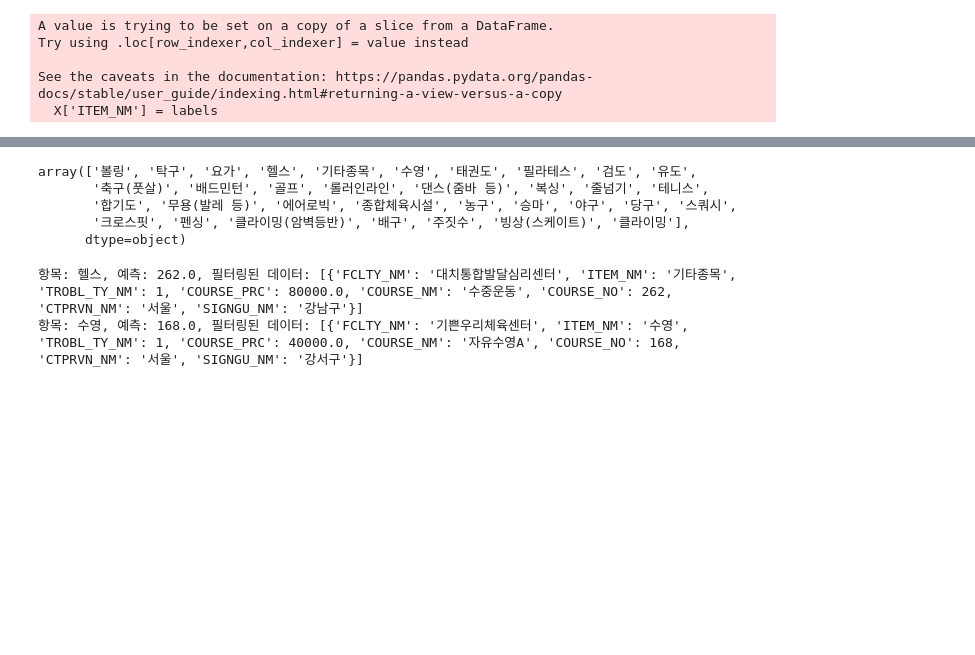
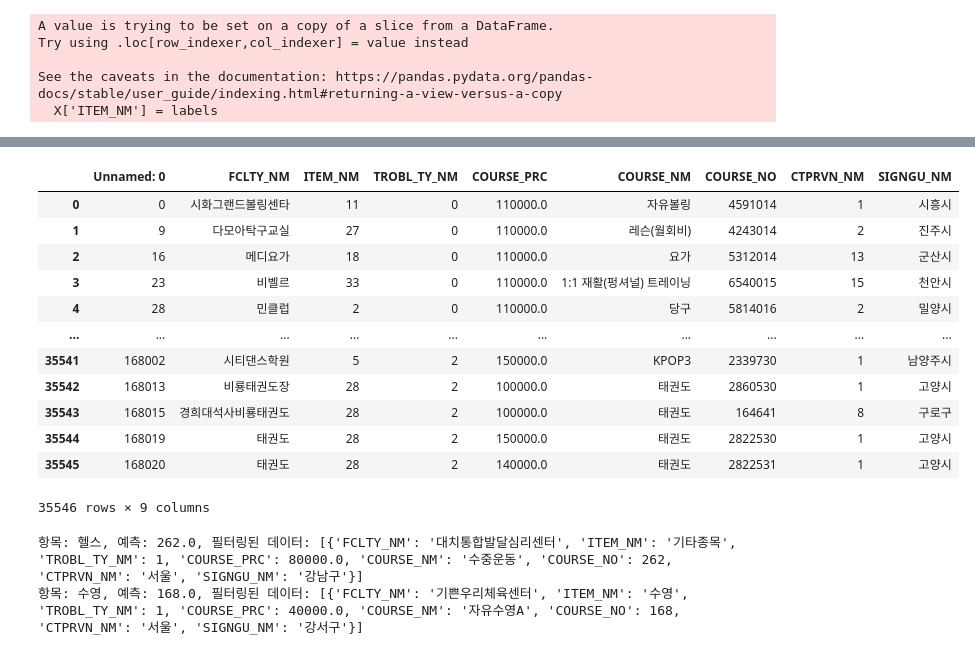
Before and after one commit to hyunwoo612/spotlight, a Jupyter notebook: backend/s.ipynb, the cells around one changed output, grey strips where cells are left out. Drawn from its saved outputs; the diff is of its cells as text; code cells hidden in the pictures; blank space fills up the shorter version.

```diff
--- a/backend/s.ipynb
+++ b/backend/s.ipynb
@@ -251,11 +258,19 @@ DecisionTreeRegressor(random_state=42)
 # %%
-KS_sum['ITEM_NM'].unique()
+KS_sum
 # %% [output]
+|  | Unnamed: 0 | FCLTY_NM | ITEM_NM | TROBL_TY_NM | COURSE_PRC | COURSE_NM | COURSE_NO | CTPRVN_NM | SIGNGU_NM |
+| 0 | 0 | 시화그랜드볼링센타 | 11 | 0 | 110000.0 | 자유볼링 | 4591014 | 1 | 시흥시 |
+| 1 | 9 | 다모아탁구교실 | 27 | 0 | 110000.0 | 레슨(월회비) | 4243014 | 2 | 진주시 |
+| 2 | 16 | 메디요가 | 18 | 0 | 110000.0 | 요가 | 5312014 | 13 | 군산시 |
+| 3 | 23 | 비벨르 | 33 | 0 | 110000.0 | 1:1 재활(펑셔널) 트레이닝 | 6540015 | 15 | 천안시 |
+| 4 | 28 | 민클럽 | 2 | 0 | 110000.0 | 당구 | 5814016 | 2 | 밀양시 |
+| ... | ... | ... | ... | ... | ... | ... | ... | ... | ... |
+| 35541 | 168002 | 시티댄스학원 | 5 | 2 | 150000.0 | KPOP3 | 2339730 | 1 | 남양주시 |
+| 35542 | 168013 | 비룡태권도장 | 28 | 2 | 100000.0 | 태권도 | 2860530 | 1 | 고양시 |
+| 35543 | 168015 | 경희대석사비룡태권도 | 28 | 2 | 100000.0 | 태권도 | 164641 | 8 | 구로구 |
+| 35544 | 168019 | 태권도 | 28 | 2 | 150000.0 | 태권도 | 2822530 | 1 | 고양시 |
+| 35545 | 168020 | 태권도 | 28 | 2 | 140000.0 | 태권도 | 2822531 | 1 | 고양시 |
-array(['볼링', '탁구', '요가', '헬스', '기타종목', '수영', '태권도', '필라테스', '검도', '유도',
-       '축구(풋살)', '배드민턴', '골프', '롤러인라인', '댄스(줌바 등)', '복싱', '줄넘기', '테니스',
-       '합기도', '무용(발레 등)', '에어로빅', '종합체육시설', '농구', '승마', '야구', '당구', '스쿼시',
-       '크로스핏', '펜싱', '클라이밍(암벽등반)', '배구', '주짓수', '빙상(스케이트)', '클라이밍'],
-      dtype=object)
+35546 rows × 9 columns
 # %%
 스포츠 = item_nm.transform(['헬스'])[0]
 장애 = trobl_ty.transform(['1'])[0]
```
Also changed, not shown: parts of 4 cells of this notebook, 8 other files.
